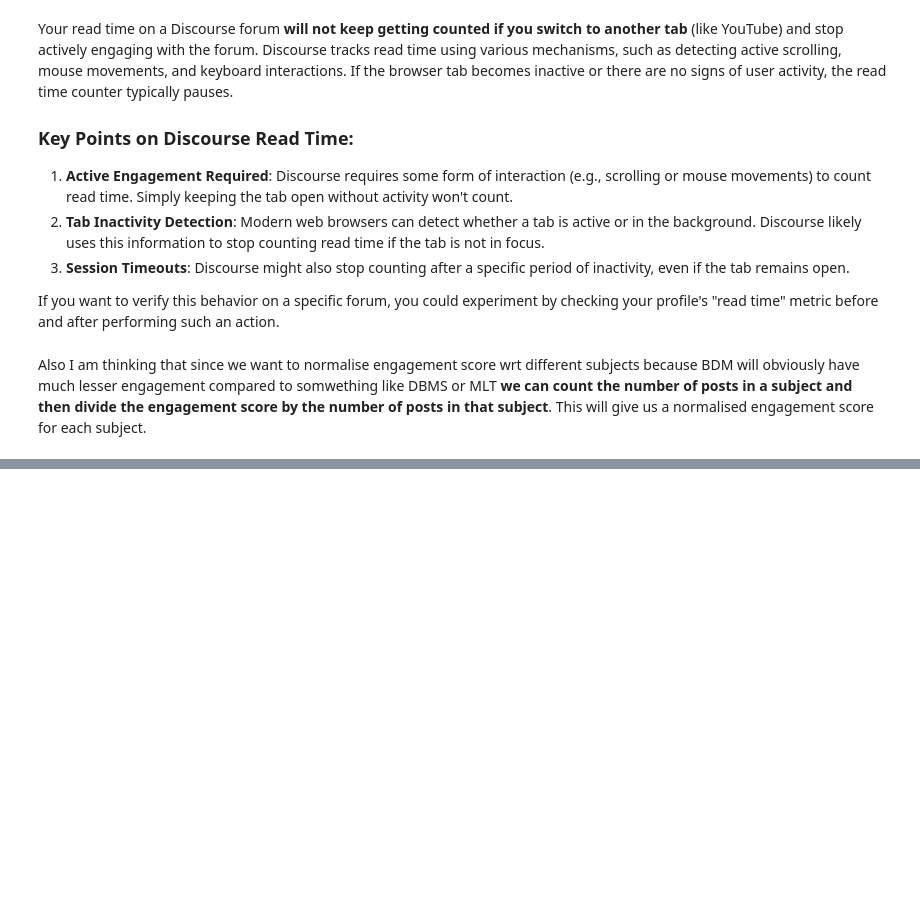
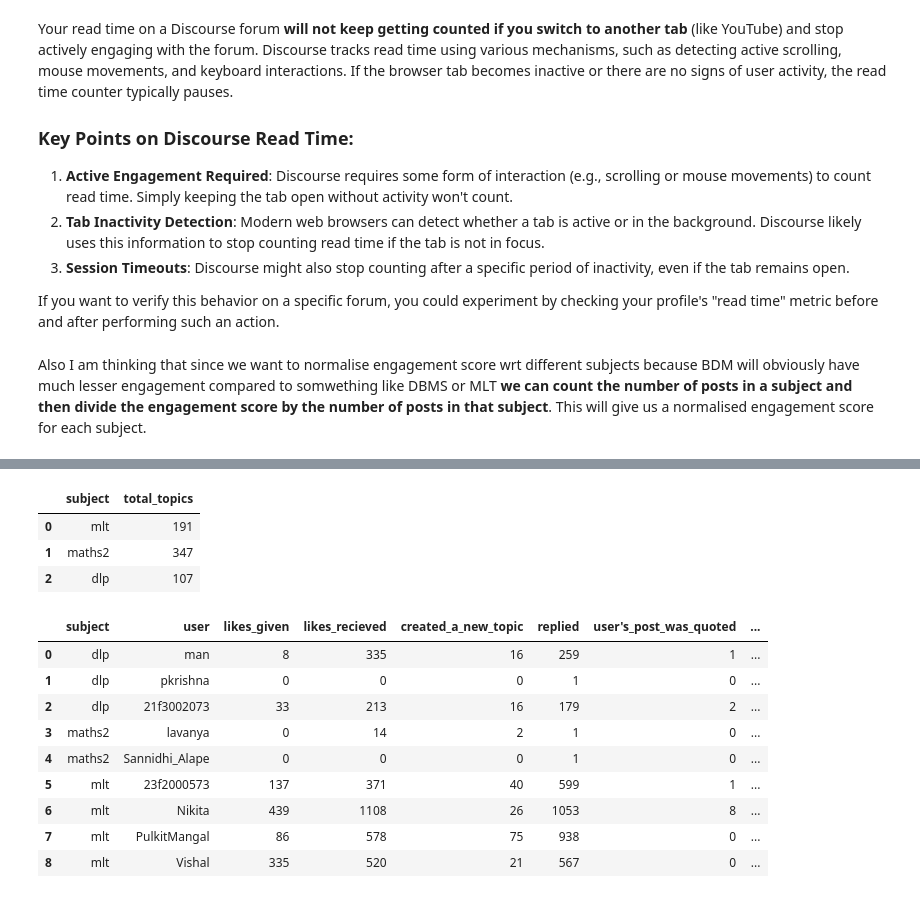
Before and after one commit to Shubham-Gattani/DISCOURSE_ANALYSIS_ICSR, a Jupyter notebook: Shubham_codes/engagement_score.ipynb, the cells around one changed output, grey strips where cells are left out. Drawn from its saved outputs; the diff is of its cells as text; code cells hidden in the pictures; blank space fills up the shorter version.

```diff
--- a/Shubham_codes/engagement_score.ipynb
+++ b/Shubham_codes/engagement_score.ipynb
@@ -307,0 +42,4 @@ else:
+# %%
+# Get the first dataframe of user information
+df_user_info = pd.read_csv('./USER_ACTIONS/user_actions.csv')
+df_user_info.sample(4)
@@ -307,0 +52,28 @@ else:
+# %%
+# Second dataframe of subject information
+df_subject = pd.read_csv('./Subject_specifics/total_posts_per_subject.csv')
+df_subject
+# %% [output]
+|  | subject | total_topics |
+| 0 | mlt | 191 |
+| 1 | maths2 | 347 |
+| 2 | dlp | 107 |
+# %%
+# Now left-outer join the two tables on the 'subject' column
+merged_df = pd.merge(df_user_info, df_subject, on='subject', how='left')
+
+# Rename the "total_topics" column to "overall_topics_count_of_this_subject"
+merged_df.rename(columns={'total_topics': 'overall_topics_count_of_this_subject'}, inplace=True)
+# Display the updated DataFrame
+merged_df
+# %% [output]
+|  | subject | user | likes_given | likes_recieved | created_a_new_topic | replied | user's_post_was_quoted | ... |
+| 0 | dlp | man | 8 | 335 | 16 | 259 | 1 | ... |
+| 1 | dlp | pkrishna | 0 | 0 | 0 | 1 | 0 | ... |
+| 2 | dlp | 21f3002073 | 33 | 213 | 16 | 179 | 2 | ... |
+| 3 | maths2 | lavanya | 0 | 14 | 2 | 1 | 0 | ... |
+| 4 | maths2 | Sannidhi_Alape | 0 | 0 | 0 | 1 | 0 | ... |
+| 5 | mlt | 23f2000573 | 137 | 371 | 40 | 599 | 1 | ... |
+| 6 | mlt | Nikita | 439 | 1108 | 26 | 1053 | 8 | ... |
+| 7 | mlt | PulkitMangal | 86 | 578 | 75 | 938 | 0 | ... |
+| 8 | mlt | Vishal | 335 | 520 | 21 | 567 | 0 | ... |
```
Also changed, not shown: parts of 33 cells of this notebook, 5 other files.
